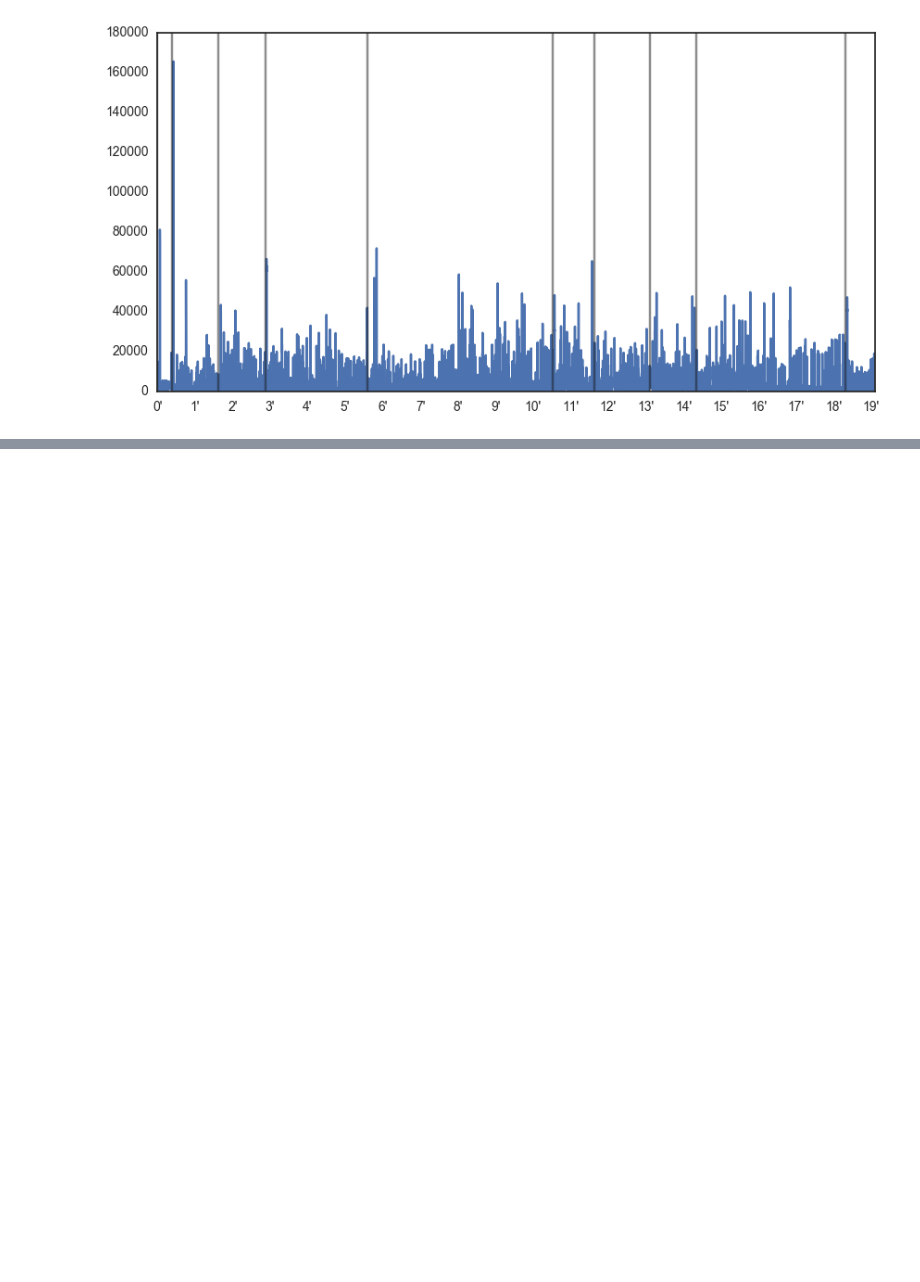
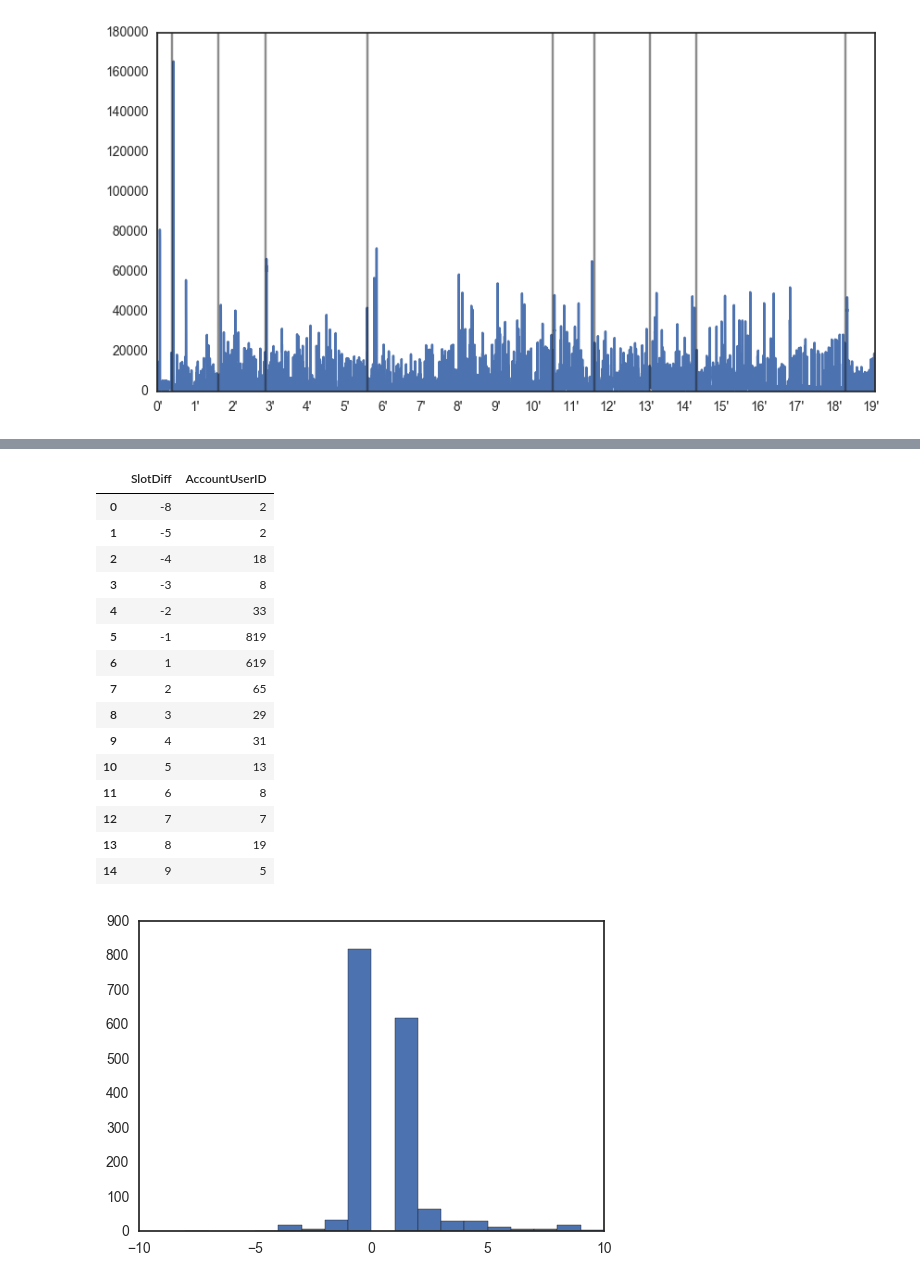
Before and after one commit to Gronlaen/mooc_analytics_visualisation, a Jupyter notebook: Video_analysis.ipynb, the cells around one changed output, grey strips where cells are left out. Cells and saved outputs as stored; diff of their text form; code cells hidden in the pictures; blank space fills up the shorter version.

```diff
--- a/Video_analysis.ipynb
+++ b/Video_analysis.ipynb
@@ -127,0 +126,2 @@ Percentage of jumps inside the same slot (cleaned) :  71.79 %
+# %%
+df_click_views_jump = df_click_views[df_click_views['oldtime_slots'] != df_click_views['newtime_slots']]
@@ -127,0 +139,23 @@ Percentage of jumps inside the same slot (cleaned) :  71.79 %
+# %%
+aa = df_click_views_jump.groupby(['SlotDiff']).agg({'AccountUserID' : 'count'}).reset_index()
+plt.bar(aa['SlotDiff'], aa['AccountUserID'], width=1)
+plt.xlim([-10,10])
+aa
+# %% [output]
+|  | SlotDiff | AccountUserID |
+| 0 | -8 | 2 |
+| 1 | -5 | 2 |
+| 2 | -4 | 18 |
+| 3 | -3 | 8 |
+| 4 | -2 | 33 |
+| 5 | -1 | 819 |
+| 6 | 1 | 619 |
+| 7 | 2 | 65 |
+| 8 | 3 | 29 |
+| 9 | 4 | 31 |
+| 10 | 5 | 13 |
+| 11 | 6 | 8 |
+| 12 | 7 | 7 |
+| 13 | 8 | 19 |
+| 14 | 9 | 5 |
+[figure, added]
```
Also changed, not shown: parts of 17 cells of this notebook, 15 other files.
